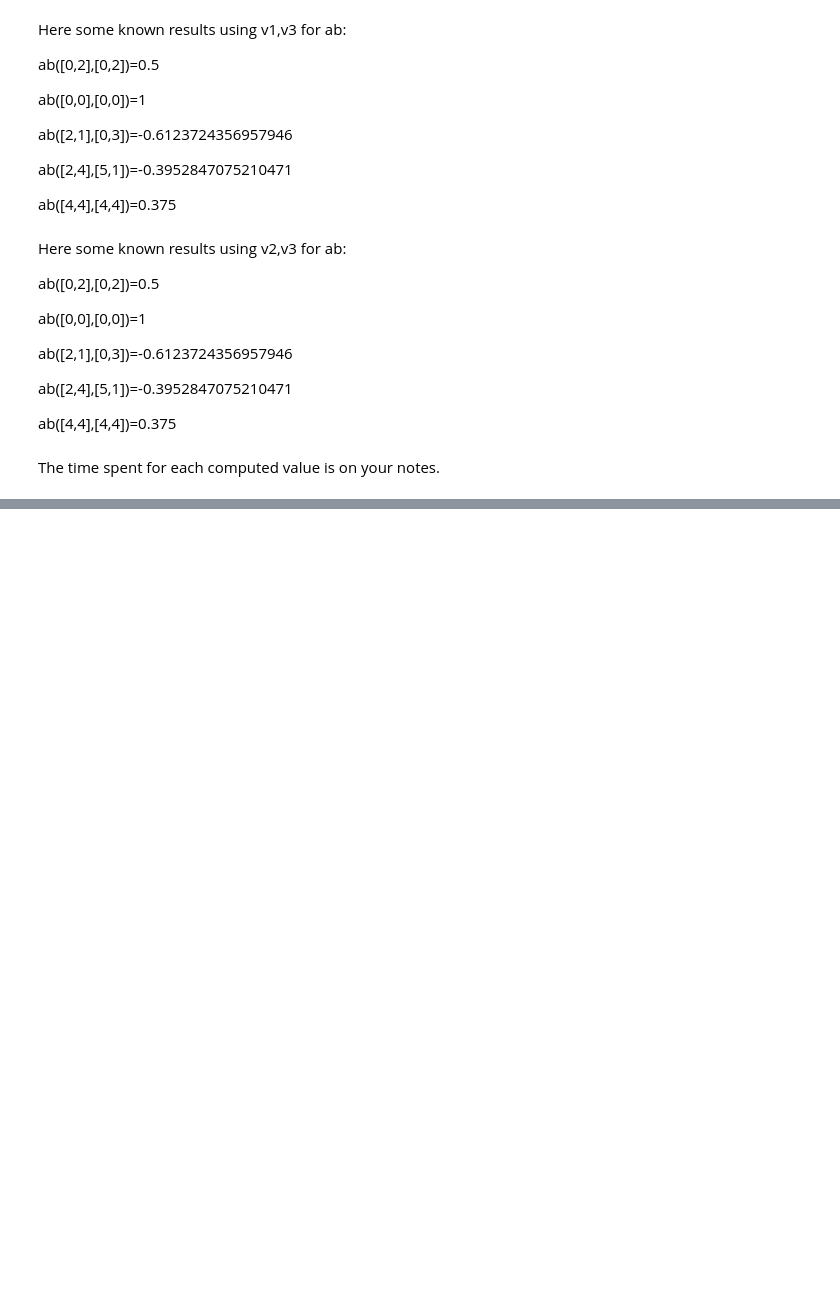
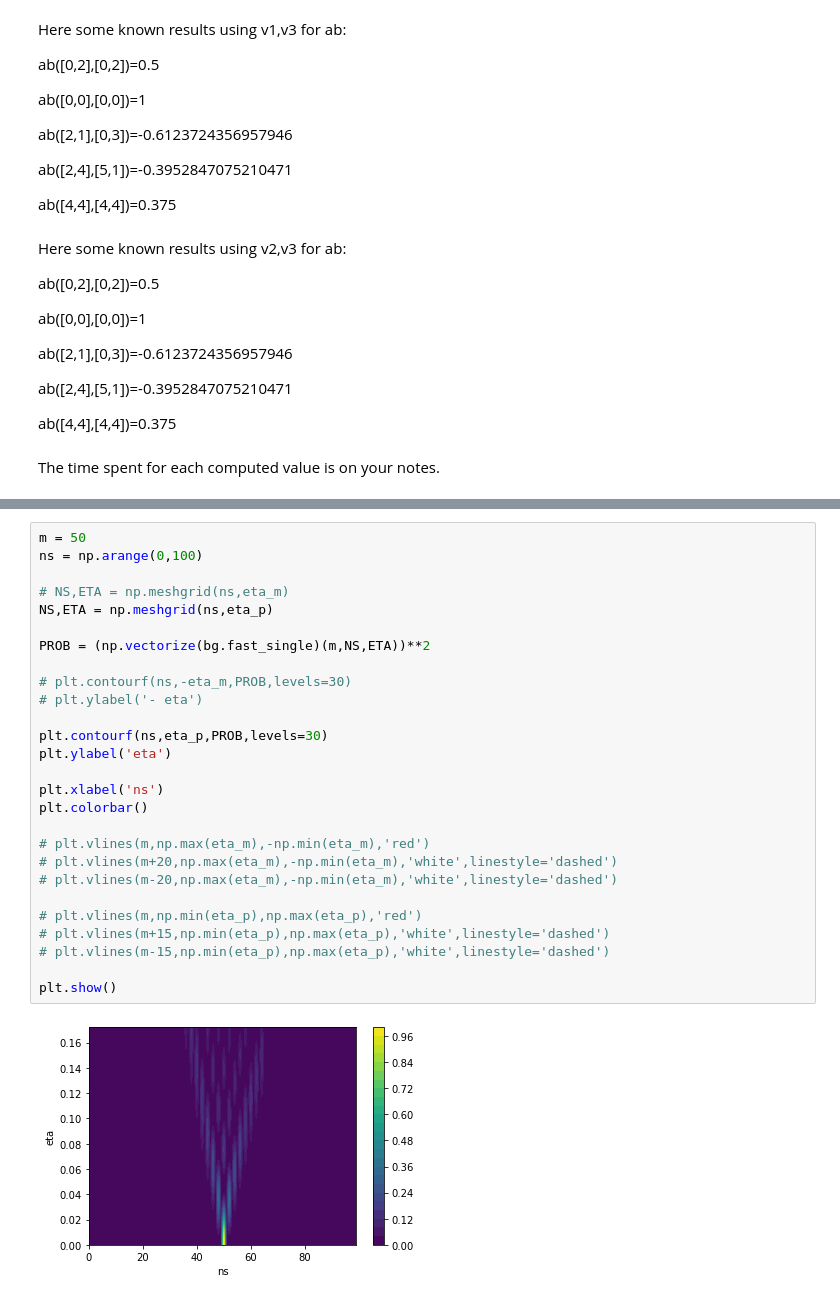
Before and after one commit to jcschindler01/bogo, a Jupyter notebook: src/Test.ipynb, the cells around one changed output, grey strips where cells are left out. Cells and saved outputs as stored; diff of their text form; blank space fills up the shorter version.

```diff
--- a/src/Test.ipynb
+++ b/src/Test.ipynb
@@ -76,0 +126,29 @@ Time ab([20,0],[10,10])=12.460918426513672
+# %%
+m = 50
+ns = np.arange(0,100)
+
+# NS,ETA = np.meshgrid(ns,eta_m)
+NS,ETA = np.meshgrid(ns,eta_p)
+
+PROB = (np.vectorize(bg.fast_single)(m,NS,ETA))**2
+
+# plt.contourf(ns,-eta_m,PROB,levels=30)
+# plt.ylabel('- eta')
+
+plt.contourf(ns,eta_p,PROB,levels=30)
+plt.ylabel('eta')
+
+plt.xlabel('ns')
+plt.colorbar()
+
+# plt.vlines(m,np.max(eta_m),-np.min(eta_m),'red')
+# plt.vlines(m+20,np.max(eta_m),-np.min(eta_m),'white',linestyle='dashed')
+# plt.vlines(m-20,np.max(eta_m),-np.min(eta_m),'white',linestyle='dashed')
+
+# plt.vlines(m,np.min(eta_p),np.max(eta_p),'red')
+# plt.vlines(m+15,np.min(eta_p),np.max(eta_p),'white',linestyle='dashed')
+# plt.vlines(m-15,np.min(eta_p),np.max(eta_p),'white',linestyle='dashed')
+
+plt.show()
+# %% [output]
+[figure, added]
```
Also changed, not shown: parts of 9 cells of this notebook, 2 other files.
